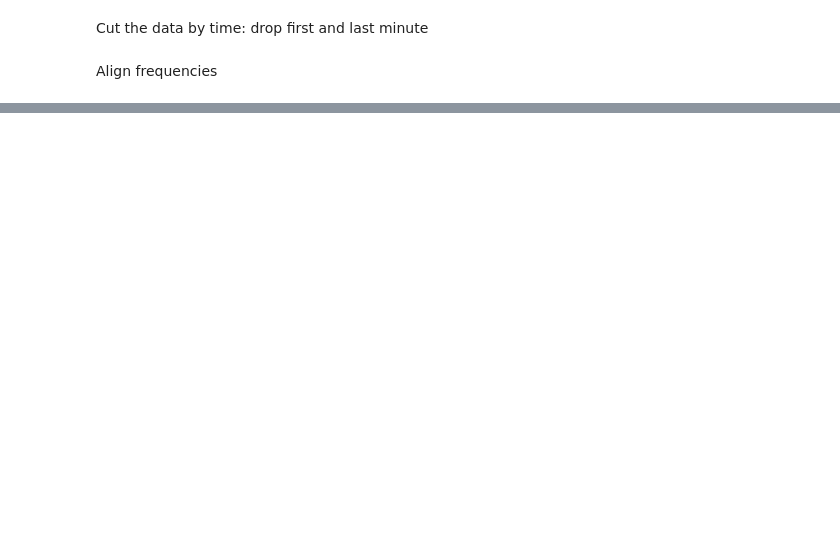
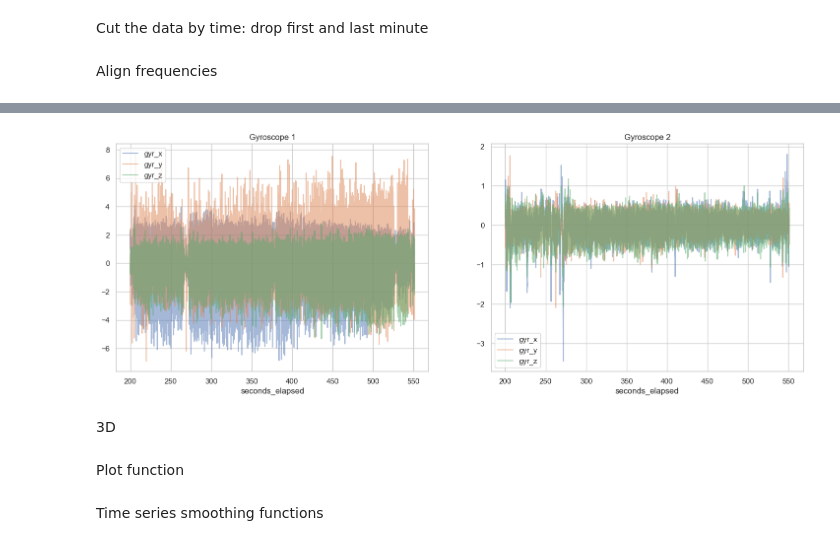
Before and after one commit to intsystems/Vladimirov-MS-Thesis, a Jupyter notebook: code/two-imu-one-dyn-syst.ipynb, the cells around one changed output, grey strips where cells are left out. Cells and saved outputs as stored; diff of their text form; code cells hidden in the pictures; blank space fills up the shorter version.

```diff
--- a/code/two-imu-one-dyn-syst.ipynb
+++ b/code/two-imu-one-dyn-syst.ipynb
@@ -435,0 +182,12 @@ Mutual information (Z_c → each phone dim): [0.101 0.071 0.166 0.052 0.068 0.04
+# %%
+fig, axes = plt.subplots(1, 2, figsize=(18, 6))
+
+df_1.plot(x='seconds_elapsed', y=list(gyr_columns_mapping.values()), alpha=0.5, title='Gyroscope 1', ax=axes[0])
+df_2_interp.plot(x='seconds_elapsed', y=list(gyr_columns_mapping.values()), alpha=0.5, title='Gyroscope 2', ax=axes[1])
+plt.show()
+# %% [output]
+[figure, added]
+# %% [markdown]
+3D
+# %% [markdown]
+Plot function
@@ -435,0 +266,2 @@ Mutual information (Z_c → each phone dim): [0.101 0.071 0.166 0.052 0.068 0.04
+# %% [markdown]
+Time series smoothing functions
```
Also changed, not shown: parts of 64 cells of this notebook.
